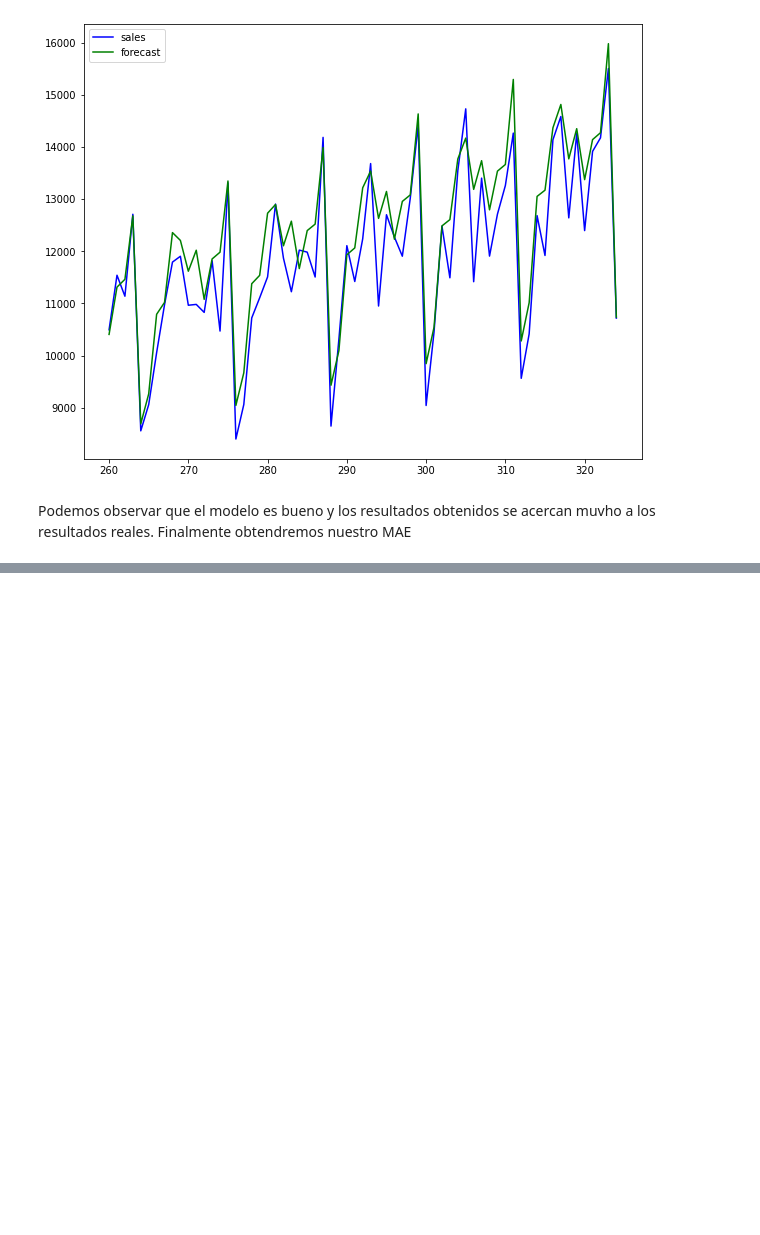
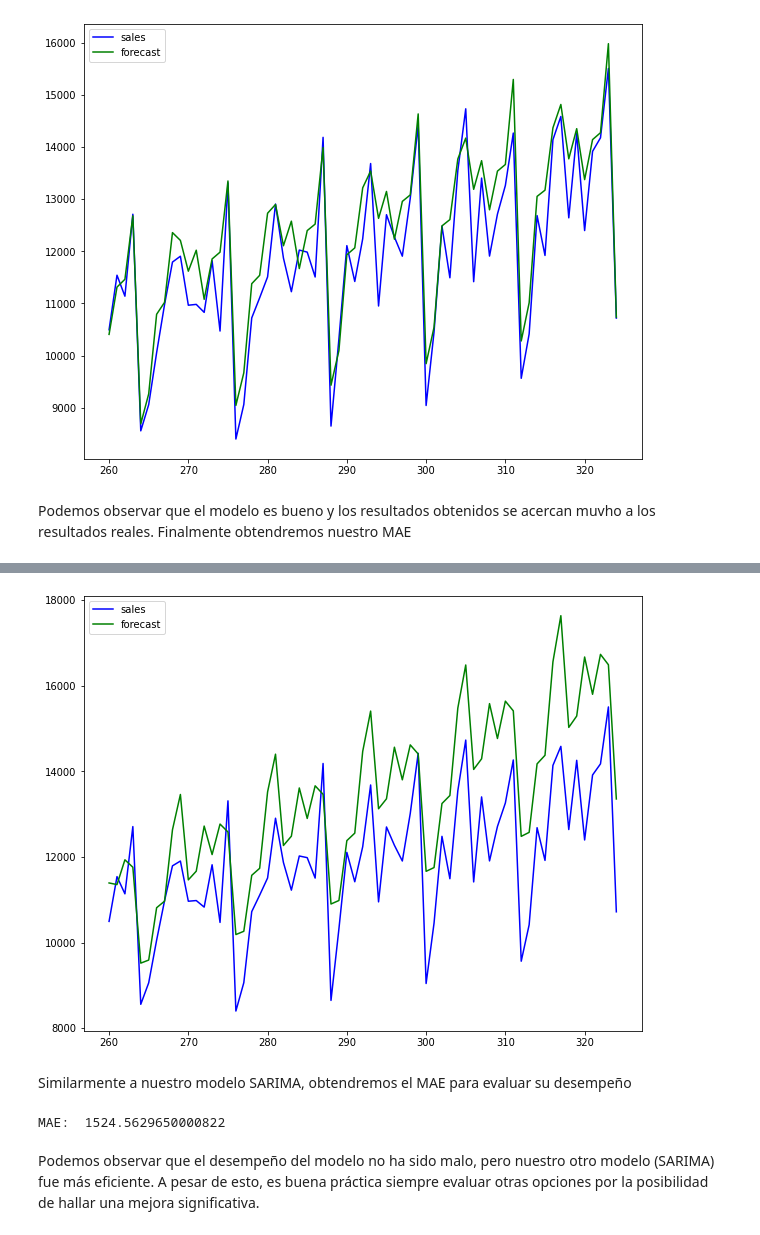
Before and after one commit to A01748760/inteligencia-artificial-2, a Jupyter notebook: Estadistica/MomentoDeRetroalimentacion_DavidRodriguez (1).ipynb, the cells around one changed output, grey strips where cells are left out. Saved outputs shown, nothing was run; the diff lists cells and outputs as text; code cells hidden in the pictures; blank space fills up the shorter version.

```diff
--- a/Estadistica/MomentoDeRetroalimentacion_DavidRodriguez (1).ipynb
+++ b/Estadistica/MomentoDeRetroalimentacion_DavidRodriguez (1).ipynb
@@ -374,0 +415,17 @@ NameError: ignored
+# %%
+fig,ax = plt.subplots(figsize=(10,8))
+ax.plot(data_test.index,data_test['sales'],label='sales',color='blue')
+ax.plot(forecast_2,label='forecast',color='green')
+plt.legend()
+plt.show()
+# %% [output]
+[figure, added]
+# %% [markdown]
+Similarmente a nuestro modelo SARIMA, obtendremos el MAE para evaluar su desempeño
+# %%
+mae_tbats = mean_absolute_error(data_test['sales'], forecast_2)
+print('MAE: ', mae_tbats)
+# %% [output]
+MAE:  1524.5629650000822
+# %% [markdown]
+Podemos observar que el desempeño del modelo no ha sido malo, pero nuestro otro modelo (SARIMA) fue más eficiente. A pesar de esto, es buena práctica siempre evaluar otras opciones por la posibilidad de hallar una mejora significativa.
```
Also changed, not shown: parts of 16 cells of this notebook.
